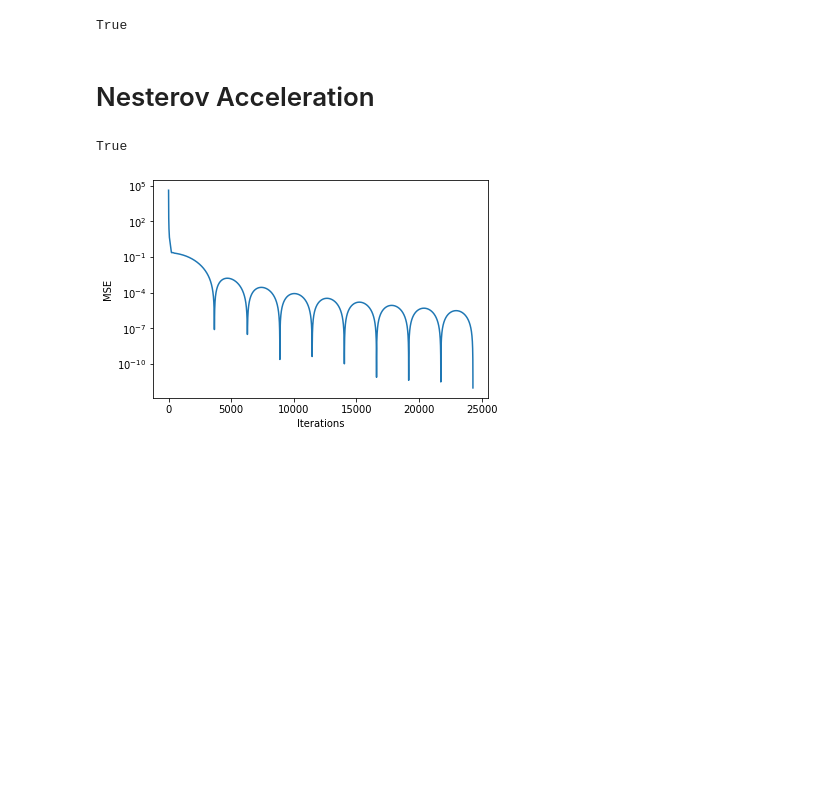
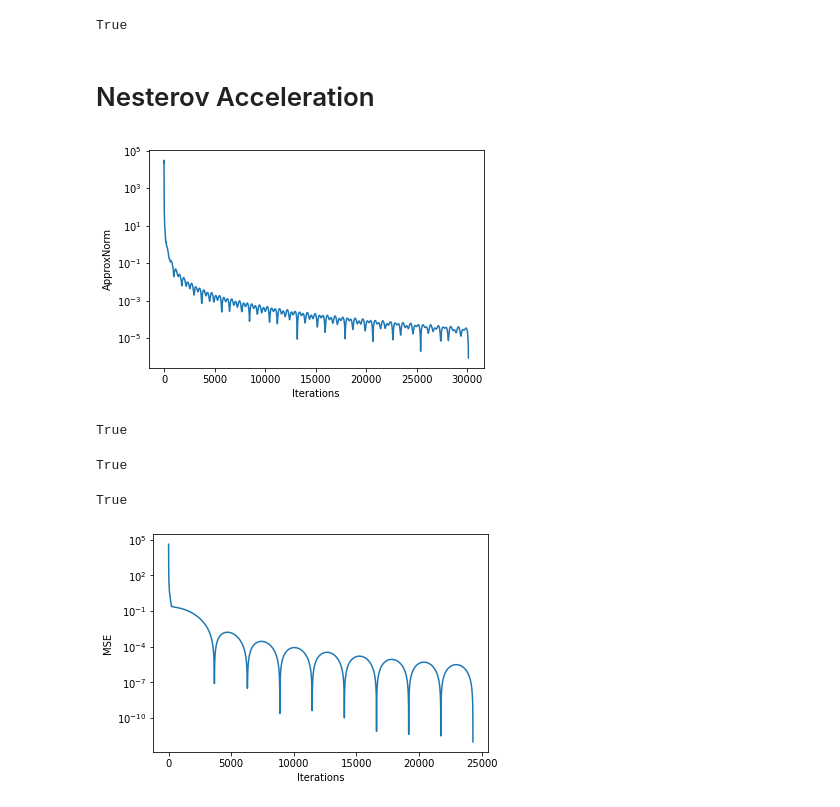
Before and after one commit to Swanchris/c_swan_research, a Jupyter notebook: Constr_reg.ipynb, the cells around one changed output. Saved outputs shown, nothing was run; the diff lists cells and outputs as text; code cells hidden in the pictures; blank space fills up the shorter version.

```diff
--- a/Constr_reg.ipynb
+++ b/Constr_reg.ipynb
@@ -283,6 +285,49 @@ np.allclose(A2@x1,b2)
 True
 # %% [markdown]
 # Nesterov Acceleration
+# %%
+epsilon = 1e-6
+# %%
+init_time = time.time()
+x0 = rng.random(len(A1[0]))
+lam0 = 1
+lam1 = (1/2)*(1+ np.sqrt(1 + 4*lam0**2))
+y0 = x0 - A2inv@( A2@x0 - b2 )
+y1 = deepcopy(y0)
+L = np.max(np.linalg.svd(A1@A1.T)[1]) # L
+stopper = np.linalg.norm(y1 - x0)/(1/L)
+approxGradList = [stopper]
+while stopper > epsilon: # (y1 - x0)/(1/L)
+    grad = A1.T@(A1@x0 - b1)
+    z1 = x0 - (1/L)*grad
+    y1 = z1 - A2inv@( A2@z1 - b2 ) # projection
+    lam2 = (1/2)*(1+ np.sqrt(1 + 4*lam1**2))
+    gamma = (1-lam0)/lam2
+    lam0 = deepcopy(lam1)
+    lam1 = deepcopy(lam2)
+    x1 = (1-gamma)*y1 + gamma*y0
+    stopper = np.linalg.norm(y1 - x0)/(1/L)
+    approxGradList.append(stopper)
+    x0 = deepcopy(x1)
+    y0 = deepcopy(y1)
+    if time.time() - init_time > 30:
+        break
+# %%
+plt.plot(ren(approxGradList), approxGradList)
+plt.yscale('log')
+plt.xlabel('Iterations')
+plt.ylabel('ApproxNorm')
+plt.show()
+# %% [output]
+[figure, added]
+# %%
+np.allclose(b1, A1@x1)
+# %% [output]
+True
+# %%
+np.allclose(A2@x1,b2)
+# %% [output]
+True
 # %%
 epsilon = 1e-12
 # %%
```
Also changed, not shown: parts of 4 cells of this notebook, 31 other files.
